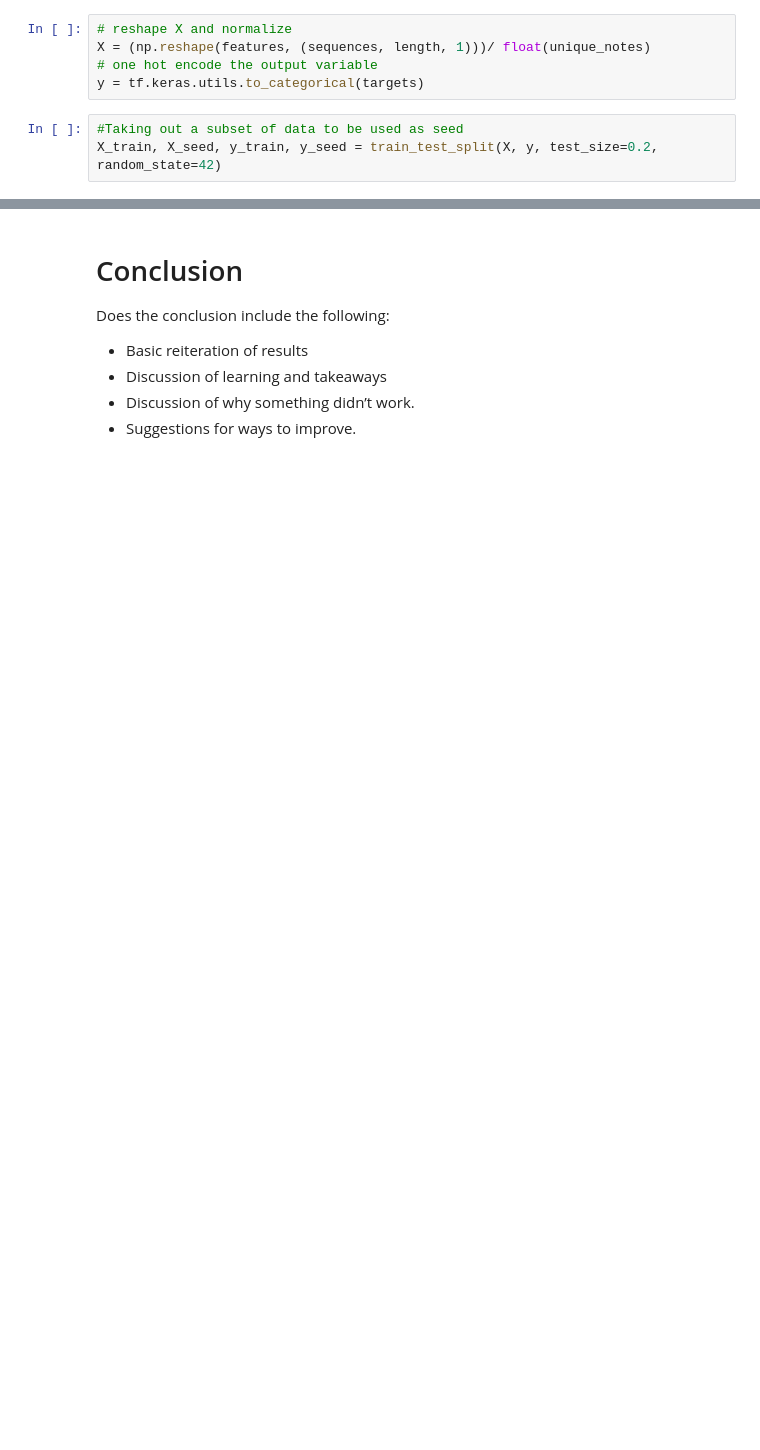
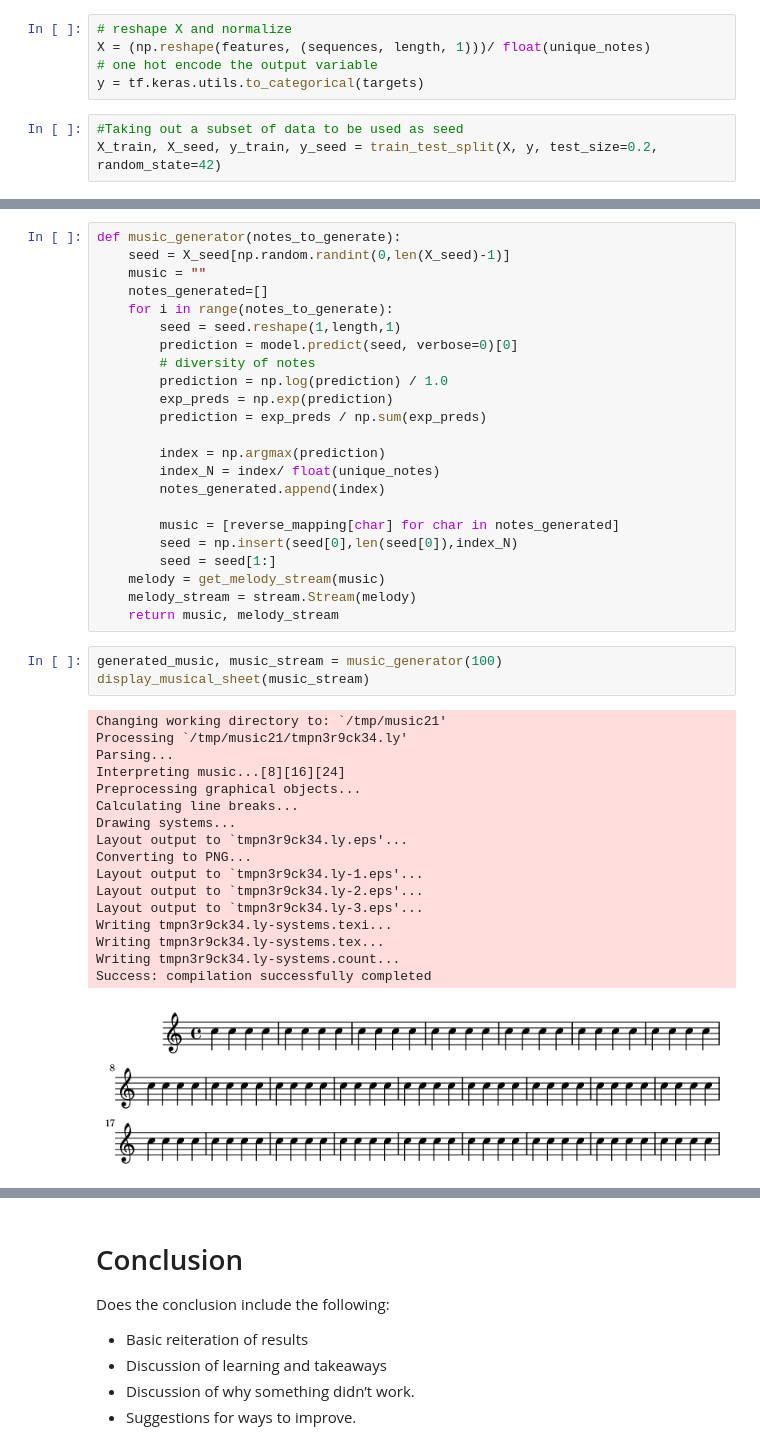
Before and after one commit to BasilPanda/CSCA-5642-FINAL, a Jupyter notebook: final_project.ipynb, the cells around one changed output, grey strips where cells are left out. Saved outputs shown, nothing was run; the diff lists cells and outputs as text; blank space fills up the shorter version.

```diff
--- a/final_project.ipynb
+++ b/final_project.ipynb
@@ -466,0 +420,44 @@ pl.set(xlabel ="Epochs")
+# %%
+def music_generator(notes_to_generate):
+    seed = X_seed[np.random.randint(0,len(X_seed)-1)]
+    music = ""
+    notes_generated=[]
+    for i in range(notes_to_generate):
+        seed = seed.reshape(1,length,1)
+        prediction = model.predict(seed, verbose=0)[0]
+        # diversity of notes
+        prediction = np.log(prediction) / 1.0
+        exp_preds = np.exp(prediction)
+        prediction = exp_preds / np.sum(exp_preds)
+
+        index = np.argmax(prediction)
+        index_N = index/ float(unique_notes)
+        notes_generated.append(index)
+
+        music = [reverse_mapping[char] for char in notes_generated]
+        seed = np.insert(seed[0],len(seed[0]),index_N)
+        seed = seed[1:]
+    melody = get_melody_stream(music)
+    melody_stream = stream.Stream(melody)
+    return music, melody_stream
+# %%
+generated_music, music_stream = music_generator(100)
+display_musical_sheet(music_stream)
+# %% [output]
+Changing working directory to: `/tmp/music21'
+Processing `/tmp/music21/tmpn3r9ck34.ly'
+Parsing...
+Interpreting music...[8][16][24]
+Preprocessing graphical objects...
+Calculating line breaks...
+Drawing systems...
+Layout output to `tmpn3r9ck34.ly.eps'...
+Converting to PNG...
+Layout output to `tmpn3r9ck34.ly-1.eps'...
+Layout output to `tmpn3r9ck34.ly-2.eps'...
+Layout output to `tmpn3r9ck34.ly-3.eps'...
+Writing tmpn3r9ck34.ly-systems.texi...
+Writing tmpn3r9ck34.ly-systems.tex...
+Writing tmpn3r9ck34.ly-systems.count...
+Success: compilation successfully completed
+[figure, added]
```
Also changed, not shown: parts of 28 cells of this notebook, 6 other files.
